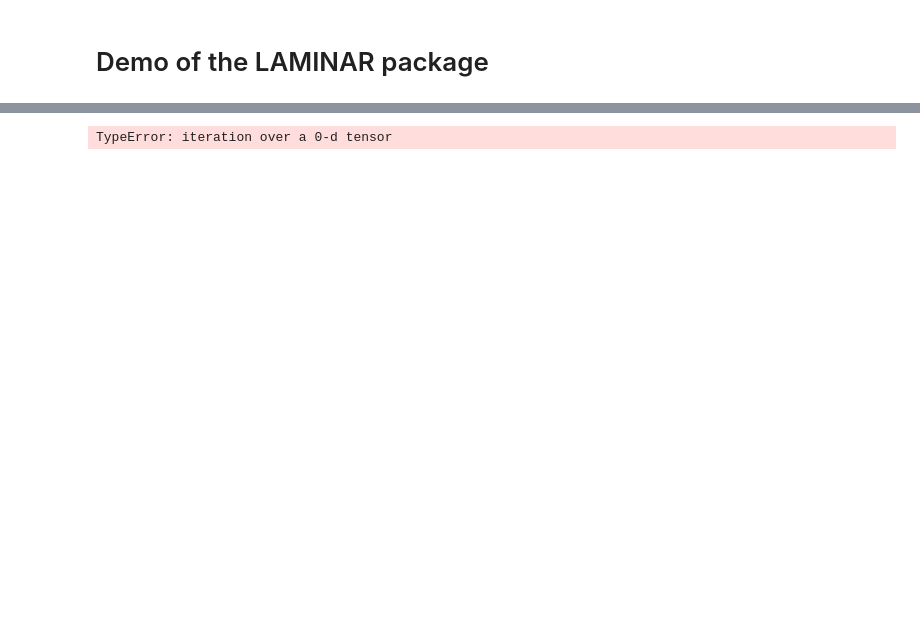
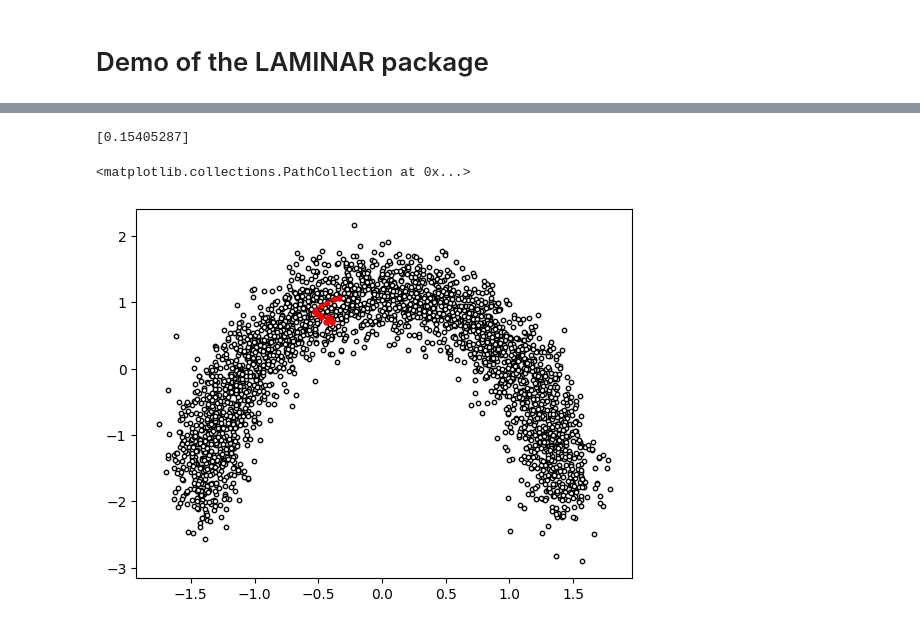
Before and after one commit to CKleiber/LAMINAR, a Jupyter notebook: notebooks/demo.ipynb, the cells around one changed output, grey strips where cells are left out. Drawn from its saved outputs; the diff is of its cells as text; code cells hidden in the pictures; blank space fills up the shorter version.

```diff
--- a/notebooks/demo.ipynb
+++ b/notebooks/demo.ipynb
@@ -116,17 +99,19 @@ tensor([[0.0000, 0.0021, 0.0042, 0.0051, 0.0066],
 # %%
 # get approximate ditance between first two points
-dist, path = LAM.distance_approx(data[0], data[1])
+dist, path = LAM.distance_approx(data[0], data[1], return_path=True)
 
 print(dist)
 
 # plot the path on the data
 plt.scatter(data[:, 0], data[:, 1], s=10, c='w', edgecolor='k')
 plt.plot(path[:, 0], path[:, 1], c='r', linewidth=1)
 plt.scatter(path[:, 0], path[:, 1], s=10, c='r')
 plt.scatter(data[0, 0], data[0, 1], s=10, c='r', marker='x')
 plt.scatter(data[1, 0], data[1, 1], s=10, c='r', marker='x')
 # %% [output]
-TypeError: iteration over a 0-d tensor
+[0.15405287]
+<matplotlib.collections.PathCollection at 0x...>
+[figure, added]
 # %%
 # smoothen the path and plot
 dist_smooth, path_smooth = LAM.distance_smooth(data[0], data[1])
```
Also changed, not shown: parts of 10 cells of this notebook, 5 other files.
